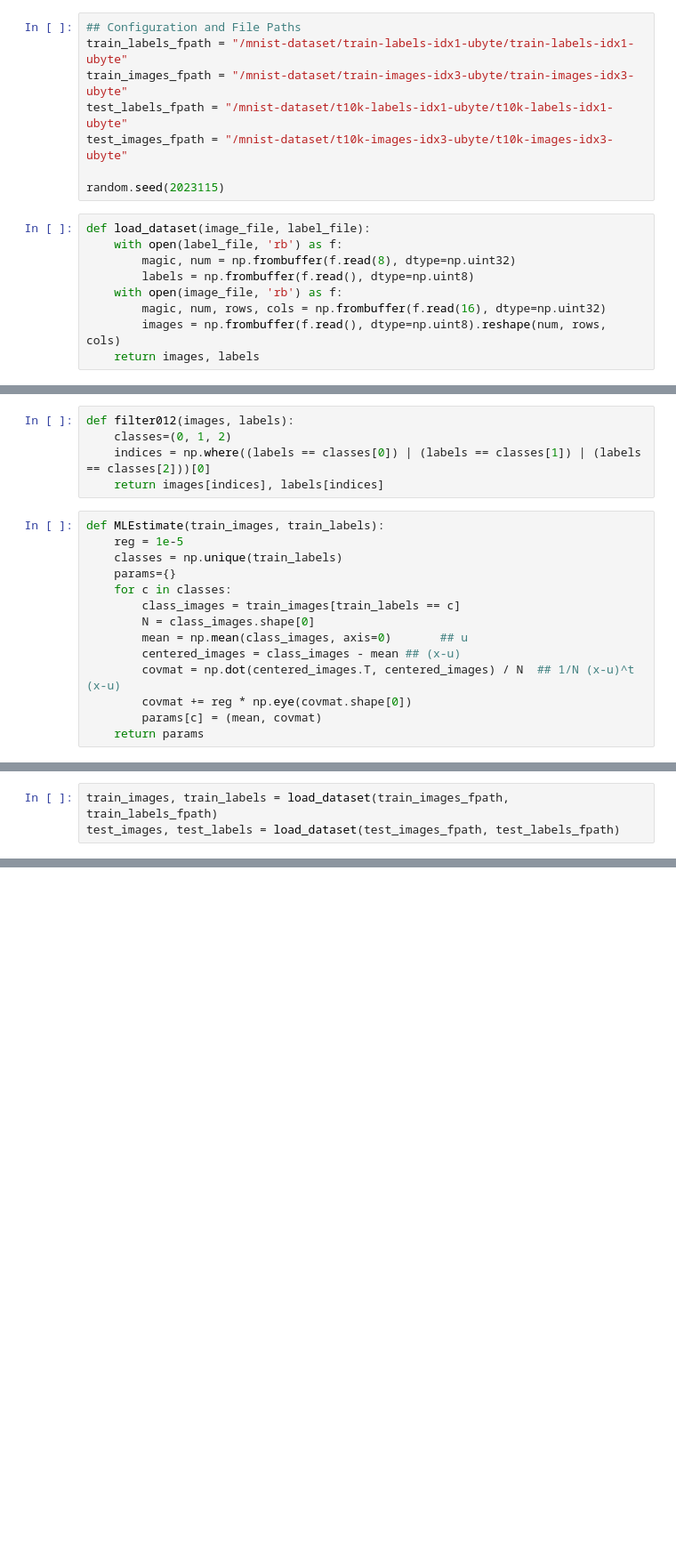
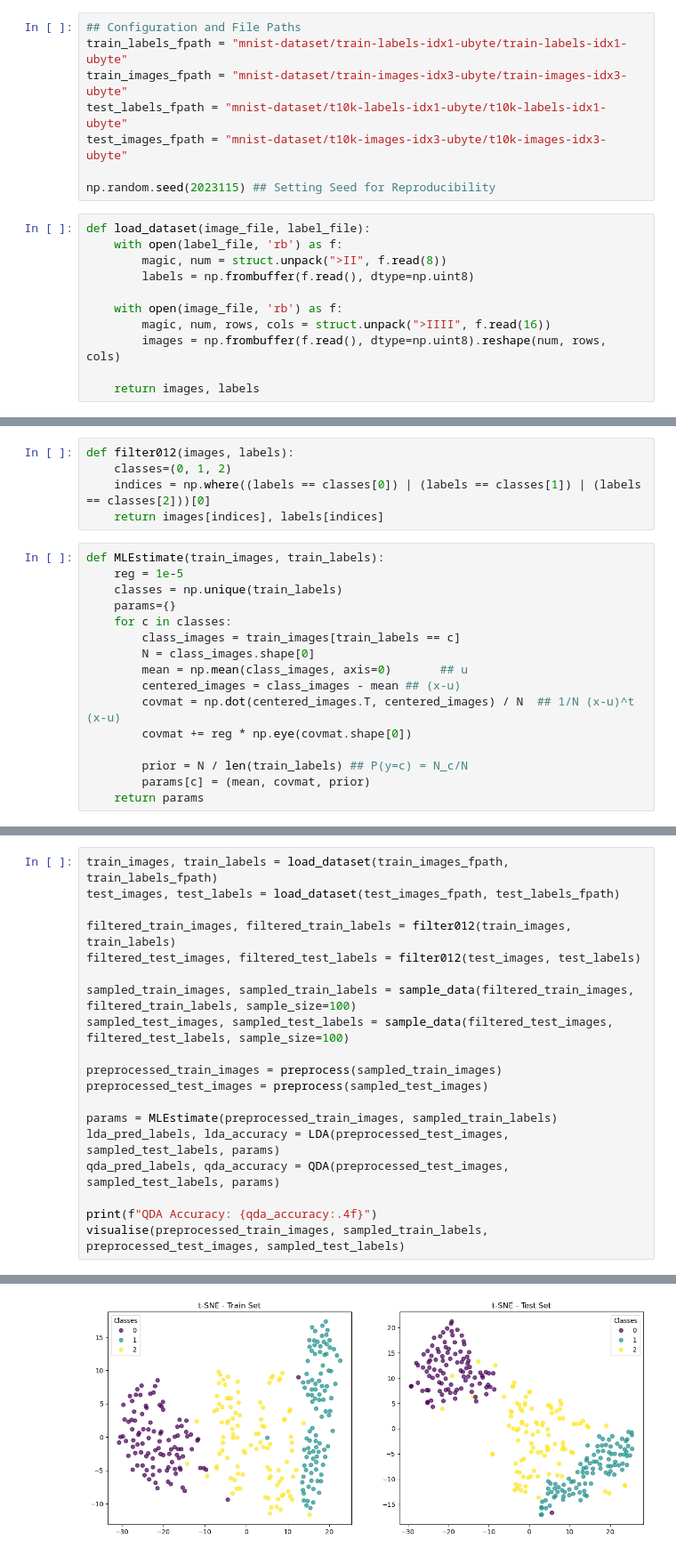
Before and after one commit to berserk-23115/SML-Assignments, a Jupyter notebook: A1/main.ipynb, the cells around one changed output, grey strips where cells are left out. Shown at 89% size. Drawn from its saved outputs; the diff is of its cells as text; blank space fills up the shorter version.

```diff
--- a/A1/main.ipynb
+++ b/A1/main.ipynb
@@ -5,20 +6,22 @@ import random
 from sklearn.manifold import TSNE
 # %%
 ## Configuration and File Paths
-train_labels_fpath = "/mnist-dataset/train-labels-idx1-ubyte/train-labels-idx1-ubyte"
-train_images_fpath = "/mnist-dataset/train-images-idx3-ubyte/train-images-idx3-ubyte"
-test_labels_fpath = "/mnist-dataset/t10k-labels-idx1-ubyte/t10k-labels-idx1-ubyte"
-test_images_fpath = "/mnist-dataset/t10k-images-idx3-ubyte/t10k-images-idx3-ubyte"
+train_labels_fpath = "mnist-dataset/train-labels-idx1-ubyte/train-labels-idx1-ubyte"
+train_images_fpath = "mnist-dataset/train-images-idx3-ubyte/train-images-idx3-ubyte"
+test_labels_fpath = "mnist-dataset/t10k-labels-idx1-ubyte/t10k-labels-idx1-ubyte"
+test_images_fpath = "mnist-dataset/t10k-images-idx3-ubyte/t10k-images-idx3-ubyte"
 
-random.seed(2023115)
+np.random.seed(2023115) ## Setting Seed for Reproducibility
 # %%
 def load_dataset(image_file, label_file):
     with open(label_file, 'rb') as f:
-        magic, num = np.frombuffer(f.read(8), dtype=np.uint32)
+        magic, num = struct.unpack(">II", f.read(8))
         labels = np.frombuffer(f.read(), dtype=np.uint8)
+
     with open(image_file, 'rb') as f:
-        magic, num, rows, cols = np.frombuffer(f.read(16), dtype=np.uint32)
+        magic, num, rows, cols = struct.unpack(">IIII", f.read(16))
         images = np.frombuffer(f.read(), dtype=np.uint8).reshape(num, rows, cols)
+
     return images, labels
 # %%
 def preprocess(images):
@@ -60,7 +63,9 @@ def MLEstimate(train_images, train_labels):
         centered_images = class_images - mean ## (x-u)
         covmat = np.dot(centered_images.T, centered_images) / N  ## 1/N (x-u)^t (x-u)
         covmat += reg * np.eye(covmat.shape[0])
-        params[c] = (mean, covmat)
+
+        prior = N / len(train_labels) ## P(y=c) = N_c/N
+        params[c] = (mean, covmat, prior)
     return params
 # %%
 def LDA(test_images, test_labels, params):
@@ -93,3 +156,20 @@ def visualise(x_train, y_train, x_test, y_test):
 # %%
 train_images, train_labels = load_dataset(train_images_fpath, train_labels_fpath)
 test_images, test_labels = load_dataset(test_images_fpath, test_labels_fpath)
+
+filtered_train_images, filtered_train_labels = filter012(train_images, train_labels)
+filtered_test_images, filtered_test_labels = filter012(test_images, test_labels)
+
+sampled_train_images, sampled_train_labels = sample_data(filtered_train_images, filtered_train_labels, sample_size=100)
+sampled_test_images, sampled_test_labels = sample_data(filtered_test_images, filtered_test_labels, sample_size=100)
+
+preprocessed_train_images = preprocess(sampled_train_images)
+preprocessed_test_images = preprocess(sampled_test_images)
+
+params = MLEstimate(preprocessed_train_images, sampled_train_labels)
+lda_pred_labels, lda_accuracy = LDA(preprocessed_test_images, sampled_test_labels, params)
+qda_pred_labels, qda_accuracy = QDA(preprocessed_test_images, sampled_test_labels, params)
+
+print(f"QDA Accuracy: {qda_accuracy:.4f}")
+visualise(preprocessed_train_images, sampled_train_labels, preprocessed_test_images, sampled_test_labels)
+# %% [output]
@@ -95,0 +182 @@ test_images, test_labels = load_dataset(test_images_fpath, test_labels_fpath)
+[figure, added]
```
Also changed, not shown: parts of 4 cells of this notebook, 1 other file.
